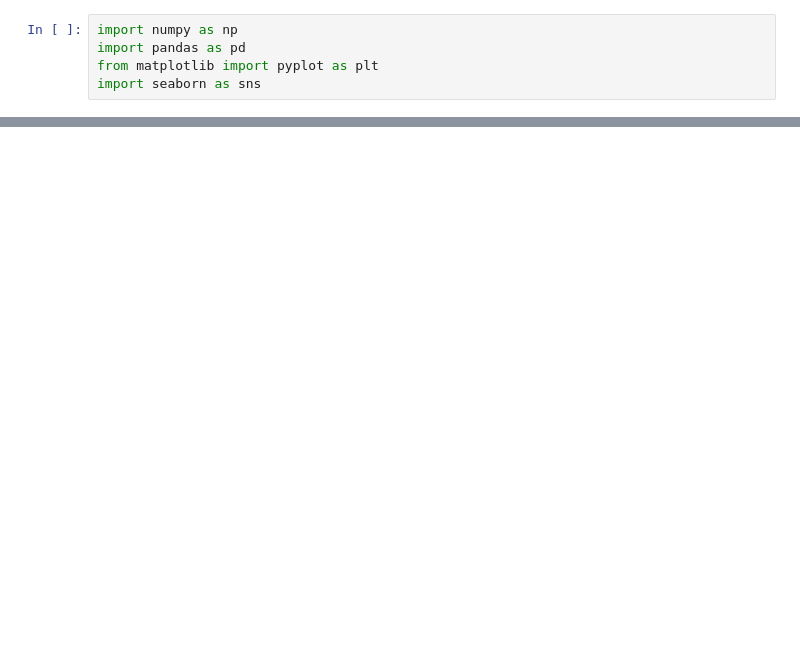
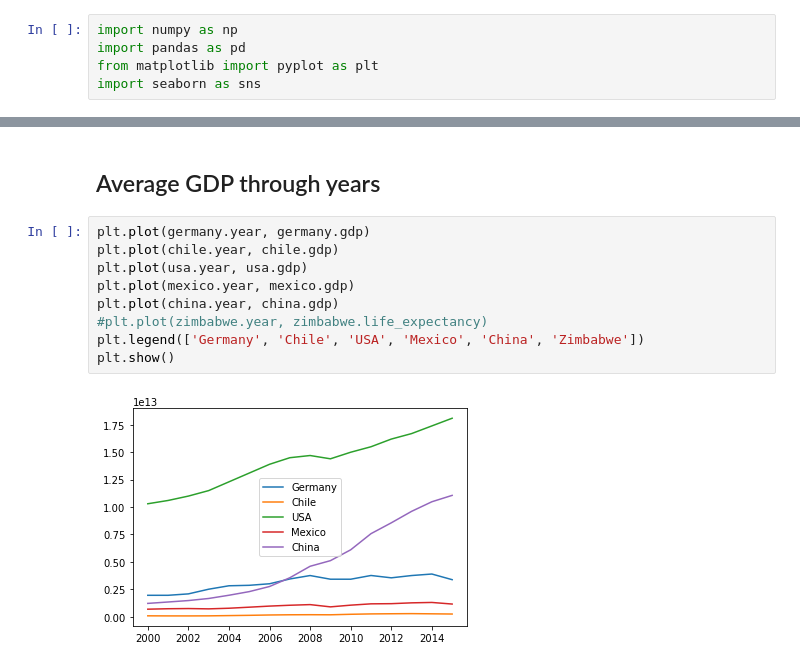
Before and after one commit to britoviana/gdp-life_expectancy, a Jupyter notebook: life_expectancy_gdp.ipynb, the cells around one changed output, grey strips where cells are left out. Cells and saved outputs as stored; diff of their text form; blank space fills up the shorter version.

```diff
--- a/life_expectancy_gdp.ipynb
+++ b/life_expectancy_gdp.ipynb
@@ -16,0 +78,13 @@ all_data.head()
+# %% [markdown]
+## Average GDP through years
+# %%
+plt.plot(germany.year, germany.gdp)
+plt.plot(chile.year, chile.gdp)
+plt.plot(usa.year, usa.gdp)
+plt.plot(mexico.year, mexico.gdp)
+plt.plot(china.year, china.gdp)
+#plt.plot(zimbabwe.year, zimbabwe.life_expectancy)
+plt.legend(['Germany', 'Chile', 'USA', 'Mexico', 'China', 'Zimbabwe'])
+plt.show()
+# %% [output]
+[figure, added]
```
Also changed, not shown: parts of 17 cells of this notebook, 1 other file.
